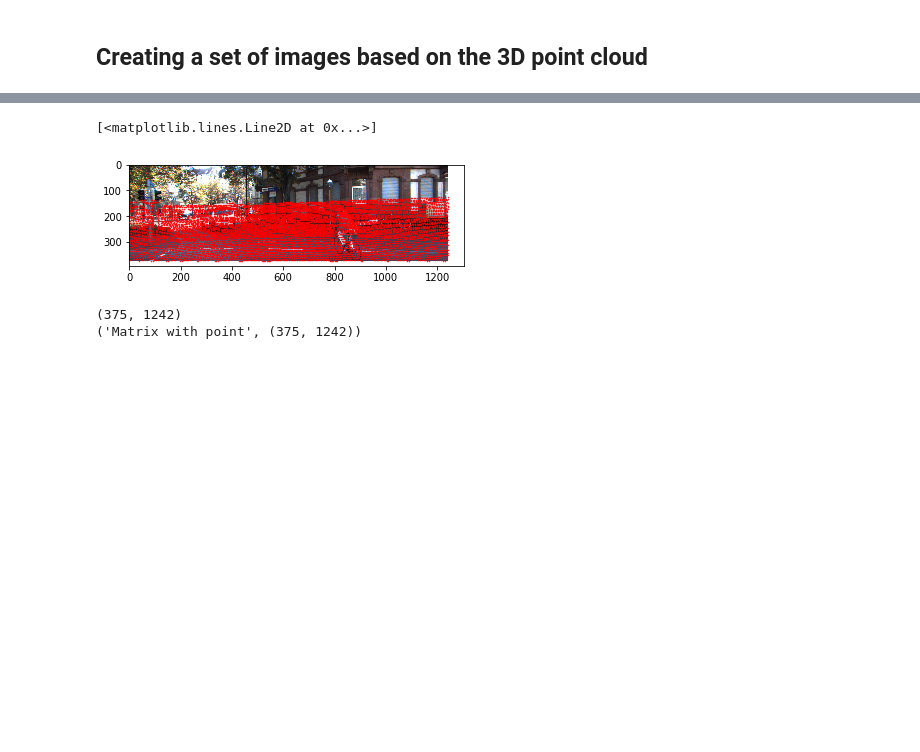
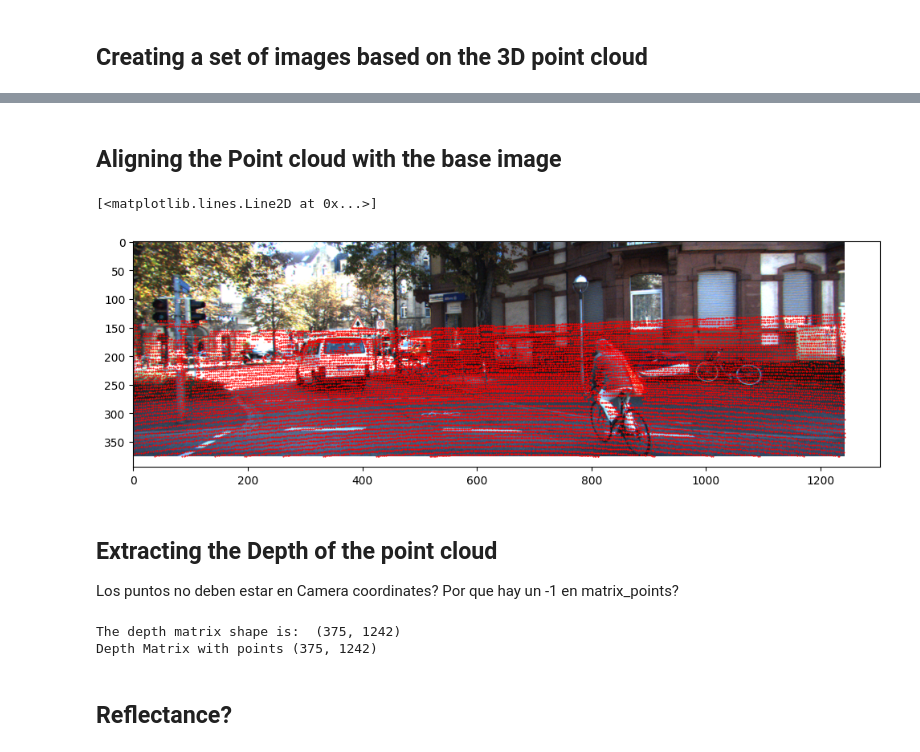
Before and after one commit to MikeS96/lidar_cam_sonar, a Jupyter notebook: image_laser_fusion.ipynb, the cells around one changed output, grey strips where cells are left out. Cells and saved outputs as stored; diff of their text form; code cells hidden in the pictures; blank space fills up the shorter version.

```diff
--- a/image_laser_fusion.ipynb
+++ b/image_laser_fusion.ipynb
@@ -332,28 +373,41 @@ print('pout_fty_int',pout_fty, pout_fty.shape, type(pout_fty))
+# %% [markdown]
+## Aligning the Point cloud with the base image
 # %%
-import matplotlib.pyplot as plt
-imgplot = plt.imshow(img)
-plt.plot(pout_fty[:,0], pout_fty[:,1],'r.',markersize=1)
+# Plotting the image + point cloud
+plt.figure(figsize=(12, 4), dpi=100)
+plt.imshow(img)
+plt.plot(pout_fty[:,0], pout_fty[:,1], 'r.', markersize=1)
 # %% [output]
 [<matplotlib.lines.Line2D at 0x...>]
-[figure, old version]
+[figure, new version]
+# %% [markdown]
+## Extracting the Depth of the point cloud
+
+Los puntos no deben estar en Camera coordinates? Por que hay un -1 en matrix_points?
 # %%
+# Create an empty matrix with the shape of image size
 matrix_points = np.zeros((img.shape[0], img.shape[1]))
-print(matrix_points.shape)
+print('The depth matrix shape is: ', matrix_points.shape)
 
-for i in range(0,pout_fty.shape[0]):
+for i in range(0, pout_fty.shape[0]):
+    # Filtered X image coordinate
     x = pout_fty[i,0]
+    # Filtered Y image coordinate
     y = pout_fty[i,1]
 
-    #idx_p_outtt-> index
-
-    ppoints = Velopoints3PP[idx_p_outtt[i],0:3]
-    matrix_points[y-1,x-1] = np.sqrt(np.power( ppoints[:,0], 2)+ np.power( ppoints[:,1], 2) + np.power(ppoints[:,2], 2))
+    # Extract the X, Y and Z coordinate of the point cloud in Velo coordinate frame
+    ppoints = Velopoints3PP[idx_p_outtt[i], 0:3]
+    # Compute the euclidian distance (Depth) of every point in the image frame
+    matrix_points[y - 1, x - 1] = np.sqrt(np.power(ppoints[0], 2) + np.power( ppoints[1], 2) +
+                                          np.power(ppoints[2], 2))
 
 #np.savetxt('Data_set_pointcloud'+'.csv', matrix_points, delimiter=',')
-print('Matrix with point',matrix_points.shape)
+print('Depth Matrix with points', matrix_points.shape)
 # %% [output]
-(375, 1242)
-('Matrix with point', (375, 1242))
+The depth matrix shape is:  (375, 1242)
+Depth Matrix with points (375, 1242)
+# %% [markdown]
+## Reflectance?
 # %%
 #Reflectancia r
 Velopoints3PP[:,0:1]
```
Also changed, not shown: parts of 10 cells of this notebook.
